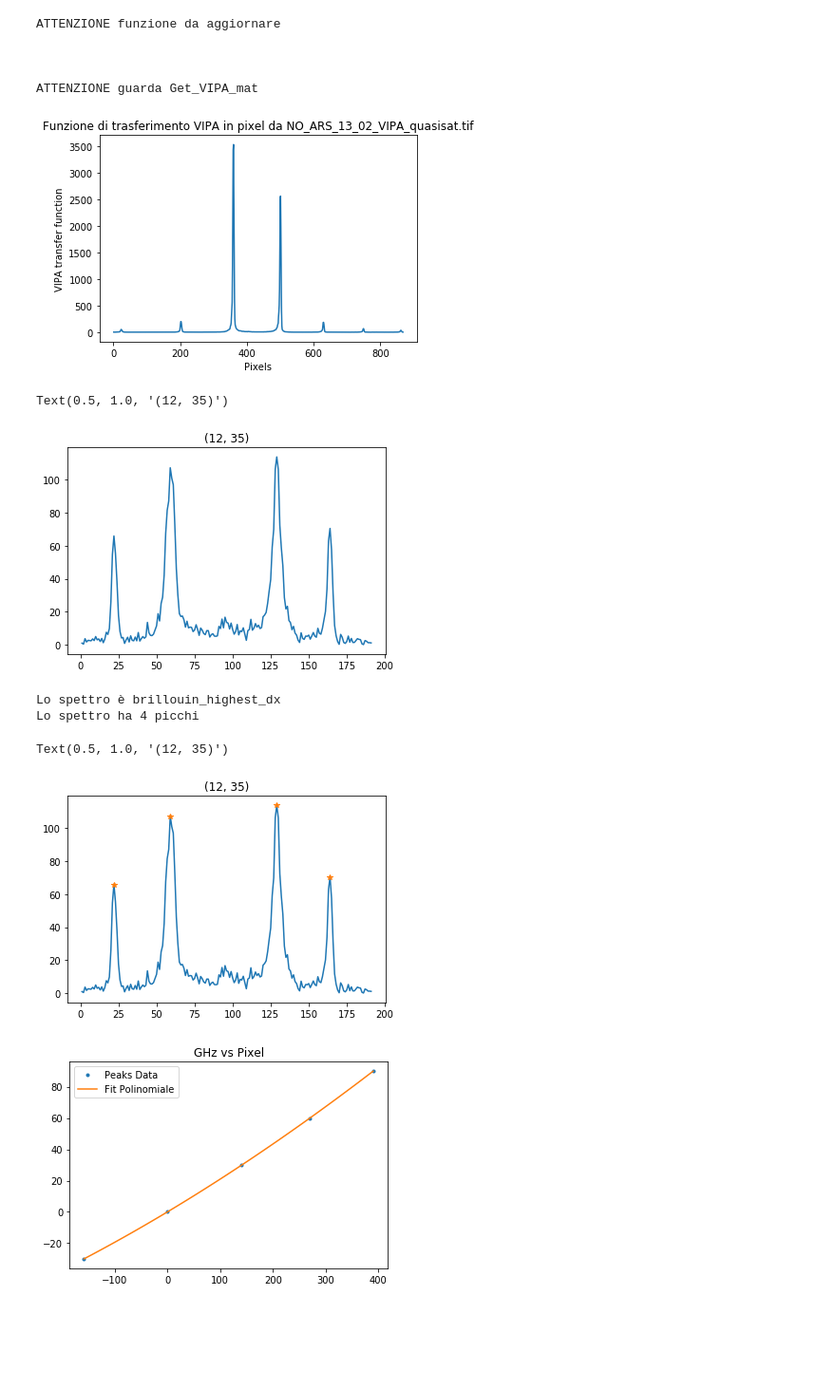
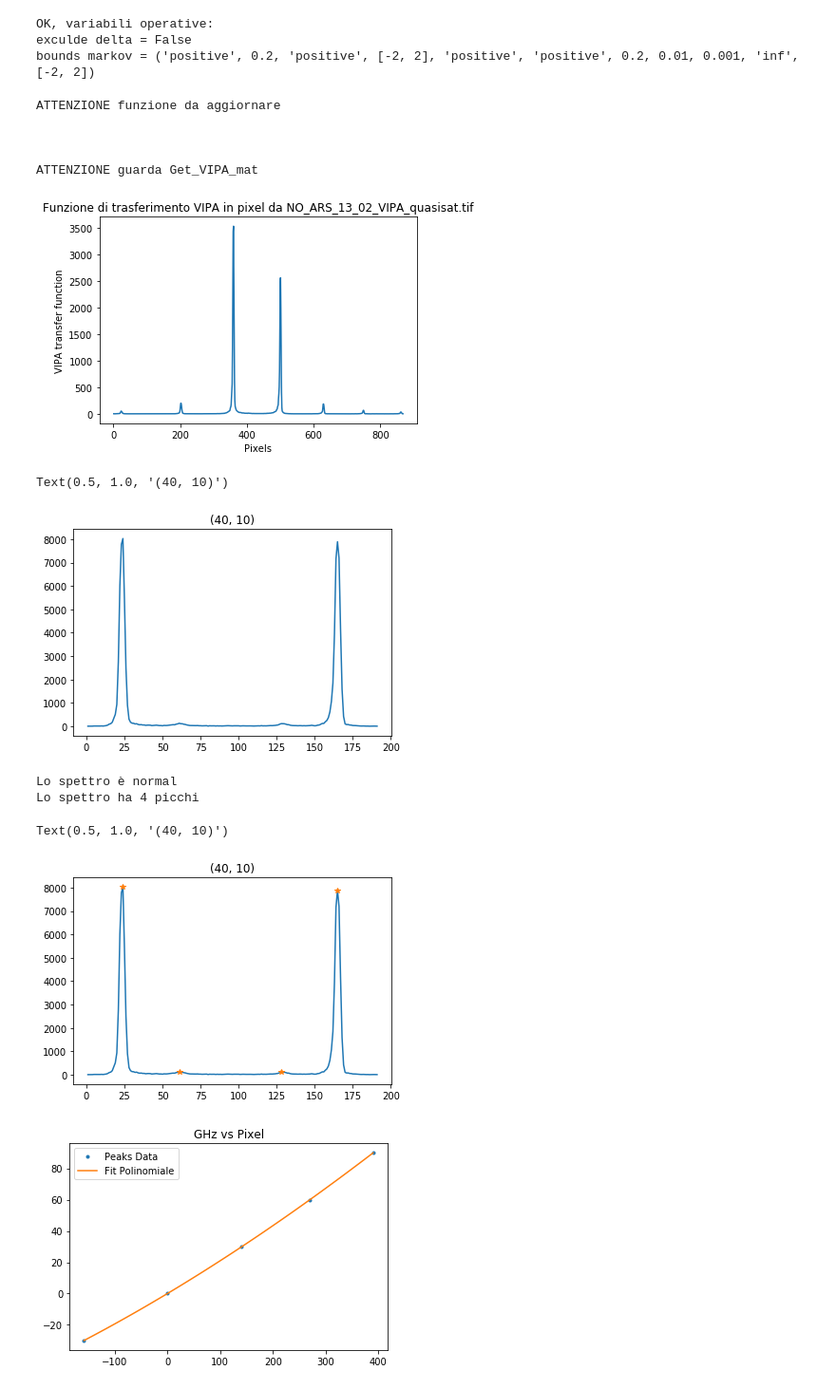
Before and after one commit to flautodipan/Python_Libraries, a Jupyter notebook: Experimentum_single.ipynb, the cells around one changed output. Shown at 95% size. Saved outputs shown, nothing was run; the diff lists cells and outputs as text; code cells hidden in the pictures; blank space fills up the shorter version.

```diff
--- a/Experimentum_single.ipynb
+++ b/Experimentum_single.ipynb
@@ -24,6 +24,7 @@ inputs = configparser.ConfigParser()
 
 with open(now_path+'config.ini', 'r') as f:
     inputs.read_file(f)
+
 
 ############
 #I/O
@@ -67,26 +68,33 @@ cols        = ('Co', 'Omega', 'Gamma', 'Delta', 'tau', 'delta_position',  'delta
 cols_mark   = ('Co', 'Omega', 'Gamma', 'delta_position', 'delta_width',  'delta_amplitude', 'A', 'mu', 'sigma', 'shift', 'offset')
 cols_mark_nodelta  = ('Co', 'Omega', 'Gamma', 'A', 'mu', 'sigma', 'shift', 'offset')
 cols_real   = ('Co', 'Omega', 'Gamma', 'Delta', 'tau', 'delta_position', 'delta_width', 'delta_amplitude','shift', 'offset')
+cols_real_nodelta =  ('Co', 'Omega', 'Gamma', 'Delta', 'tau', 'shift', 'offset')
+
 cols_gauss  = ( 'A', 'mu', 'sigma')
+print('OK, variabili operative:\nexculde delta = {}\nbounds markov = {}'.format(exclude_delta, str(rules_markov_bounds)))
+# %% [output]
+OK, variabili operative:
+exculde delta = False
+bounds markov = ('positive', 0.2, 'positive', [-2, 2], 'positive', 'positive', 0.2, 0.01, 0.001, 'inf', [-2, 2])
 # %%
 #0) importo dati e inizializzo oggetti
-i   =   12
-j   =   35
+i   =   40
+j   =   10
 y    =   Import_from_Matlab(spectra_filename, now_path, var_name = 'y3')[i][j]
 Data    =   Exp.Spectrum(name = str((i,j)))
 Data.Get_Spectrum(y = np.resize(y, np.max(y.shape)), offset = 183., cut = pre_cut, cut_range = (10, 175))
 Data.Get_Spectrum_Peaks(**syg_kwargs)
 Data.Get_VIPA_tif(VIPA_filename, now_path, fig = 'VIPA_img', save_path = now_path)
 
 plt.figure()
 plt.plot(Data.x, Data.y)
 plt.title(str((i,j)))
 # %% [output]
 ATTENZIONE funzione da aggiornare
 
 
 
 ATTENZIONE guarda Get_VIPA_mat
 [figure]
-Text(0.5, 1.0, '(12, 35)')
+Text(0.5, 1.0, '(40, 10)')
-[figure, old version]
+[figure, new version]
@@ -126,10 +127,10 @@ plt.plot(Data.x, Data.y)
 plt.plot(Data.x[Data.peaks['idx']], Data.y[Data.peaks['idx']], '*')
 plt.title(str((i,j)))
 # %% [output]
-Lo spettro è brillouin_highest_dx
+Lo spettro è normal
 Lo spettro ha 4 picchi
-Text(0.5, 1.0, '(12, 35)')
+Text(0.5, 1.0, '(40, 10)')
-[figure, old version]
+[figure, new version]
 # %%
 #2) Operazioni di conversione in GHz
 
```
Also changed, not shown: parts of 15 cells of this notebook, 3 other files.
